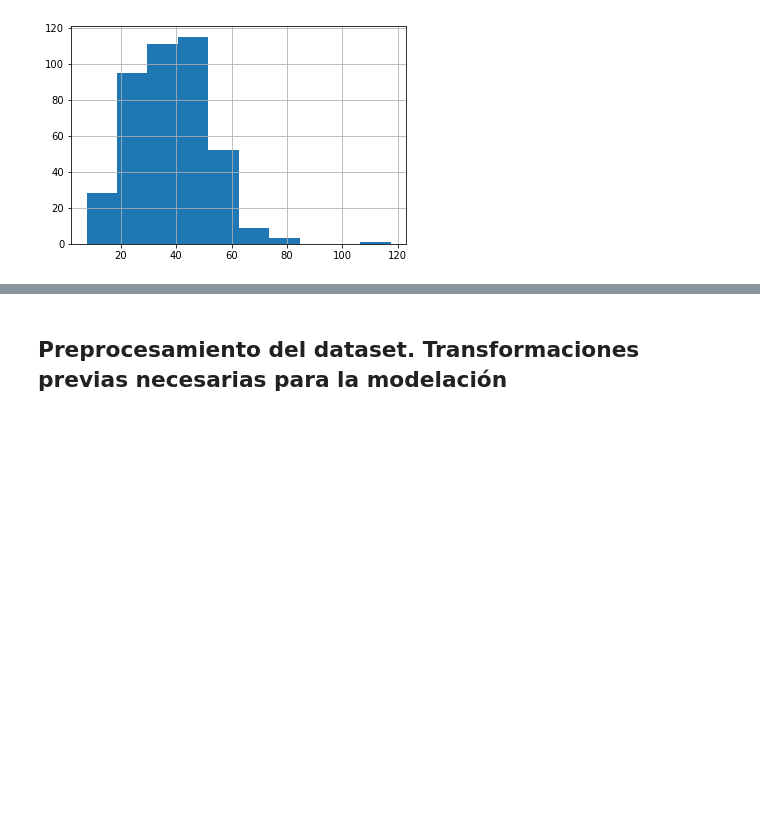
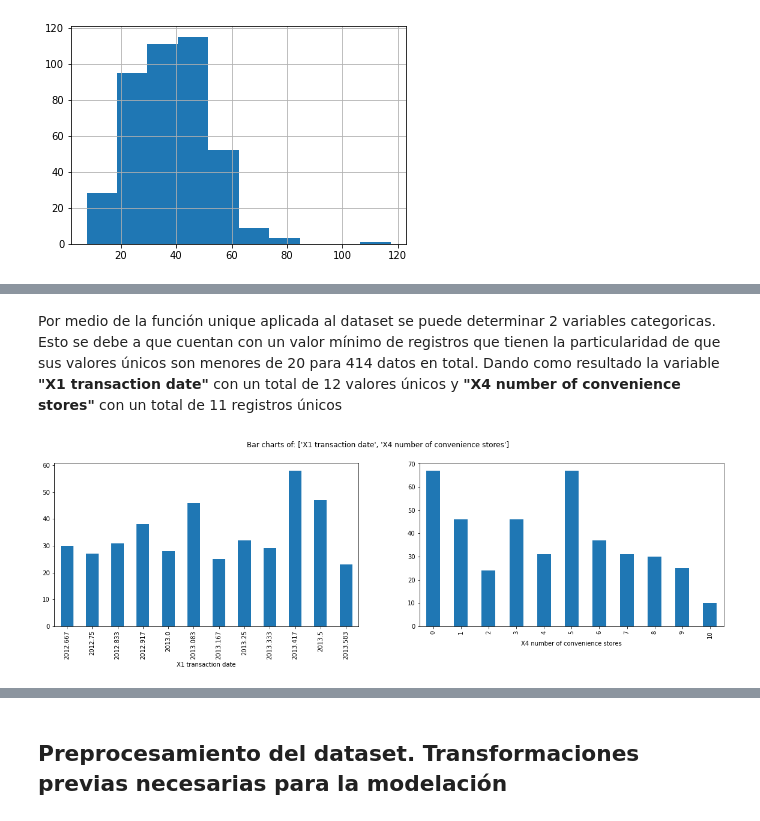
Before and after one commit to Celucio/CarlosLucio_RegresionLineal, a Jupyter notebook: [NRC_6278]_CarlosLucio_Lab.ipynb, the cells around one changed output, grey strips where cells are left out. Saved outputs shown, nothing was run; the diff lists cells and outputs as text; code cells hidden in the pictures; blank space fills up the shorter version.

Commit message:
Aplicación de los métodos para determinar la regresión y el acurrancy

```diff
--- a/[NRC_6278]_CarlosLucio_Lab.ipynb
+++ b/[NRC_6278]_CarlosLucio_Lab.ipynb
@@ -197,0 +217,34 @@ En un par de párrafos haga un resumen de los principales hallazagos encontrados
+# %% [markdown]
+Por medio de la función unique aplicada al dataset se puede determinar 2 variables categoricas. Esto se debe a que cuentan con un valor mínimo de registros que tienen la particularidad de que sus valores únicos son menores de 20 para 414 datos en total. Dando como resultado la variable **"X1 transaction date"** con un total de 12 valores únicos y **"X4 number of convenience stores"** con un total de 11 registros únicos
+# %%
+def PlotBarCharts(inpData, colsToPlot):
+    """
+    Método PlotBarCharts,
+    Este método realizara el gráfico de barras de múltiples datos a la vez, esto lo realizara basandose en las variables categoricas.
+
+    Parametros
+        ----------
+        inpData : List
+            Data con la que se trabajara.
+        colsToPlot : List
+            Lista con las columnas que se desea mostrar.
+
+    """
+
+    # Establece el backend de matplotlib en el backend 'en línea'
+    %matplotlib inline
+
+
+    # Generamos los multiples subplots
+    fig, subPlot=plt.subplots(nrows=1, ncols=len(colsToPlot), figsize=(20,5))
+    # Agregamos la leyenda del grafico
+    fig.suptitle('Bar charts of: '+ str(colsToPlot))
+
+    # Genera la escala de los graficos para cada subplot
+    for colName, plotNumber in zip(colsToPlot, range(len(colsToPlot))):
+        inpData.groupby(colName).size().plot(kind='bar',ax=subPlot[plotNumber])
+# %%
+#Llamando a la función PlotBarCharts
+PlotBarCharts(inpData=csv, colsToPlot=['X1 transaction date', 'X4 number of convenience stores'])
+# %% [output]
+[figure, added]
```
Also changed, not shown: parts of 19 cells of this notebook.
